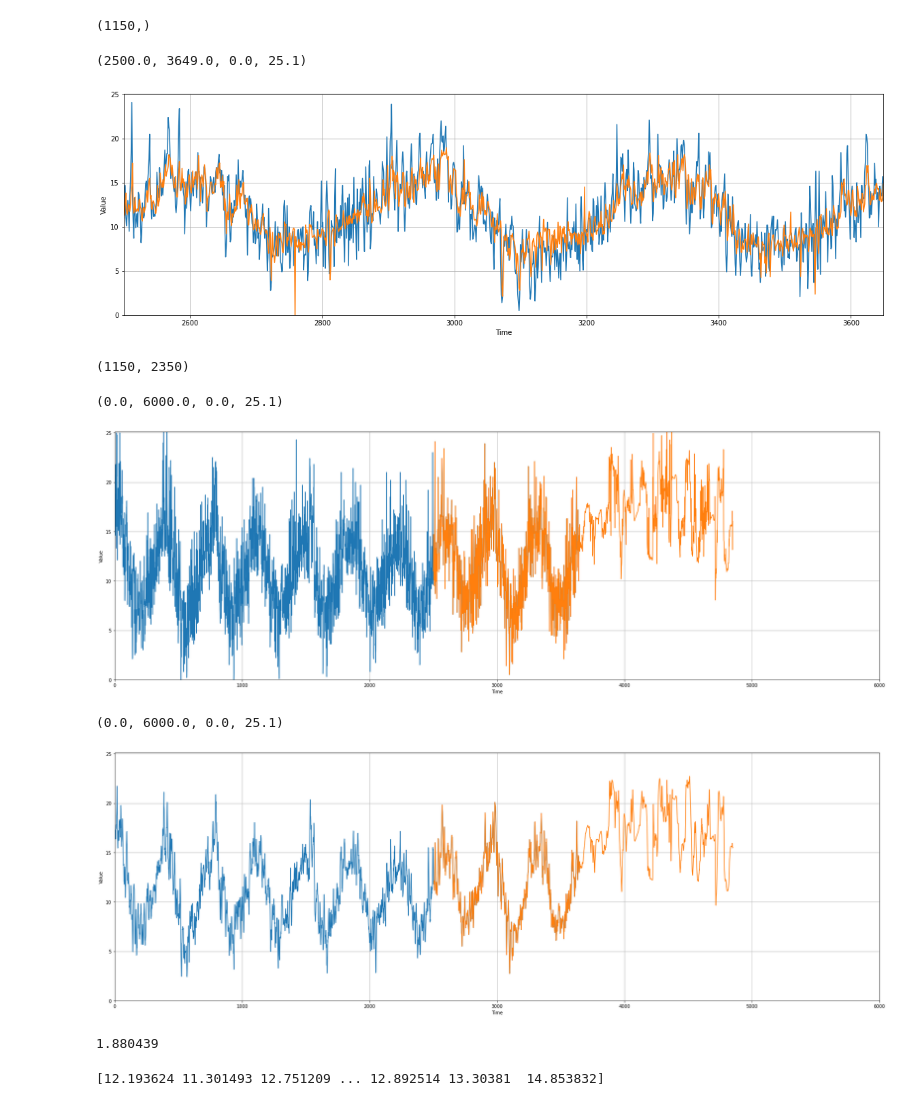
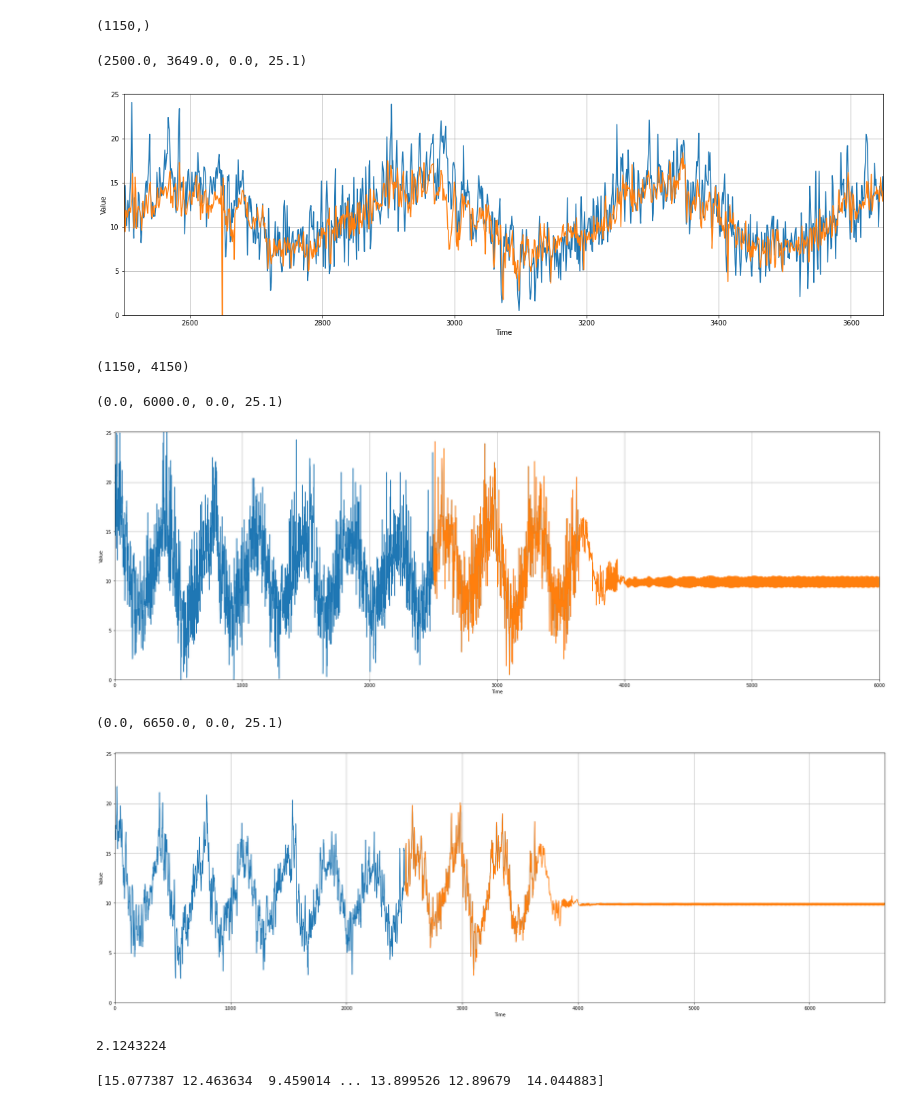
Before and after one commit to JamesMcGuigan/coursera-tensorflow-in-practice-specialization, a Jupyter notebook: TensorFlow In Practice/Course 4 - S+P/S+P Week 4 Exercise Question.ipynb, the cells around one changed output. Cells and saved outputs as stored; diff of their text form; code cells hidden in the pictures.

Commit message:
Sunspots | 11 year window + large network = good for half cycle but becomes a noisy line further ahead

```diff
--- a/TensorFlow In Practice/Course 4 - S+P/S+P Week 4 Exercise Question.ipynb
+++ b/TensorFlow In Practice/Course 4 - S+P/S+P Week 4 Exercise Question.ipynb
@@ -66,7 +66,7 @@ x_train    = series[:split_time]
 time_valid = time_step[split_time:]
 x_valid    = series[split_time:]
 
-window_size = 300
+window_size = 12*13
 batch_size  = 128
 shuffle_buffer_size = 1000
 # %%
@@ -154,16 +154,16 @@ train_set = windowed_dataset(x_train, window_size=window_size, batch_size=batch_
 model = tf.keras.models.Sequential([
   tf.keras.layers.Lambda(lambda x: tf.expand_dims(x, axis=-1), input_shape=[None]),
   tf.keras.layers.BatchNormalization(),
-  tf.keras.layers.Conv1D(128, 5, strides=1, activation="relu", padding='causal', input_shape=[None,1]),
+  tf.keras.layers.Conv1D(512, 5, strides=1, activation="relu", padding='causal', input_shape=[None,1]),
   # tf.keras.layers.Conv1D(128, 5, strides=1, activation="relu", padding='causal'),
   tf.keras.layers.BatchNormalization(),
-  tf.keras.layers.Bidirectional(tf.keras.layers.LSTM(128, return_sequences=True)),
+  tf.keras.layers.Bidirectional(tf.keras.layers.LSTM(256, return_sequences=True)),
   tf.keras.layers.BatchNormalization(),
-  tf.keras.layers.Bidirectional(tf.keras.layers.LSTM(128)),
+  tf.keras.layers.Bidirectional(tf.keras.layers.LSTM(512)),
   tf.keras.layers.BatchNormalization(),
-  tf.keras.layers.Dense(128, activation='relu'),
+  tf.keras.layers.Dense(512, activation='relu'),
   tf.keras.layers.BatchNormalization(),
-  tf.keras.layers.Dense(128, activation='relu'),
+  tf.keras.layers.Dense(256, activation='relu'),
   tf.keras.layers.BatchNormalization(),
   tf.keras.layers.Dense(1),
   tf.keras.layers.Lambda(lambda x: x * 400)
@@ -218,13 +218,13 @@ plt.axis([min(time_valid), max(time_valid), 0, np.max([rnn_forecast, x_valid])+1
 # EXPECTED OUTPUT. PLOT SHOULD SHOW PROJECTIONS FOLLOWING ORIGINAL DATA CLOSELY
 # %% [output]
 (2500.0, 3649.0, 0.0, 25.1)
-[figure, old version]
+[figure, new version]
 # %%
-rnn_forecast_forward = model_forecast_forward(model, x_valid.copy(), window_size, max_future=12*100)
+rnn_forecast_forward = model_forecast_forward(model, x_valid.copy(), window_size, max_future=12*250)
 # %%
 len(rnn_forecast), len(rnn_forecast_forward)
 # %% [output]
-(1150, 2350)
+(1150, 4150)
 # %%
 plt.figure(figsize=(30, 10))
 
@@ -237,32 +237,32 @@ plt.axis([0, 6000, 0, np.max([rnn_forecast, x_valid])+1])
 # EXPECTED OUTPUT. PLOT SHOULD SHOW PROJECTIONS FOLLOWING ORIGINAL DATA CLOSELY
 # %% [output]
 (0.0, 6000.0, 0.0, 25.1)
-[figure, old version]
+[figure, new version]
 # %%
 import pandas as pd
 series_ma               = pd.DataFrame(series).rolling(6).mean().to_numpy()
 rnn_forecast_forward_ma = pd.DataFrame(rnn_forecast_forward).rolling(6).mean().to_numpy()
 
 plt.figure(figsize=(30, 10))
 
 # plot_series(time_valid, rnn_forecast)
 plot_series(range(len(series_ma)), series_ma)
 plot_series(range(len(time_train), len(time_train)+len(rnn_forecast_forward_ma)), rnn_forecast_forward_ma)
-plt.axis([0, len(series)+len(rnn_forecast_forward), 0, np.max([rnn_forecast, x_valid])+1])
+plt.axis([0, len(time_train)+len(rnn_forecast_forward), 0, np.max([rnn_forecast, x_valid])+1])
 
 # plot_series(time_valid, x_valid)
 # EXPECTED OUTPUT. PLOT SHOULD SHOW PROJECTIONS FOLLOWING ORIGINAL DATA CLOSELY
 # %% [output]
-(0.0, 6000.0, 0.0, 25.1)
+(0.0, 6650.0, 0.0, 25.1)
-[figure, old version]
+[figure, new version]
 # %%
 tf.keras.metrics.mean_absolute_error(x_valid, rnn_forecast).numpy()
 
 # EXPECTED OUTPUT MAE < 2 -- I GOT 1.789626
 # %% [output]
-1.880439
+2.1243224
 # %%
 print(rnn_forecast)
 # EXPECTED OUTPUT -- ARRAY OF VALUES IN THE LOW TEENS
 # %% [output]
-[12.193624 11.301493 12.751209 ... 12.892514 13.30381  14.853832]
+[15.077387 12.463634  9.459014 ... 13.899526 12.89679  14.044883]
```
Also changed, not shown: parts of 4 cells of this notebook.
